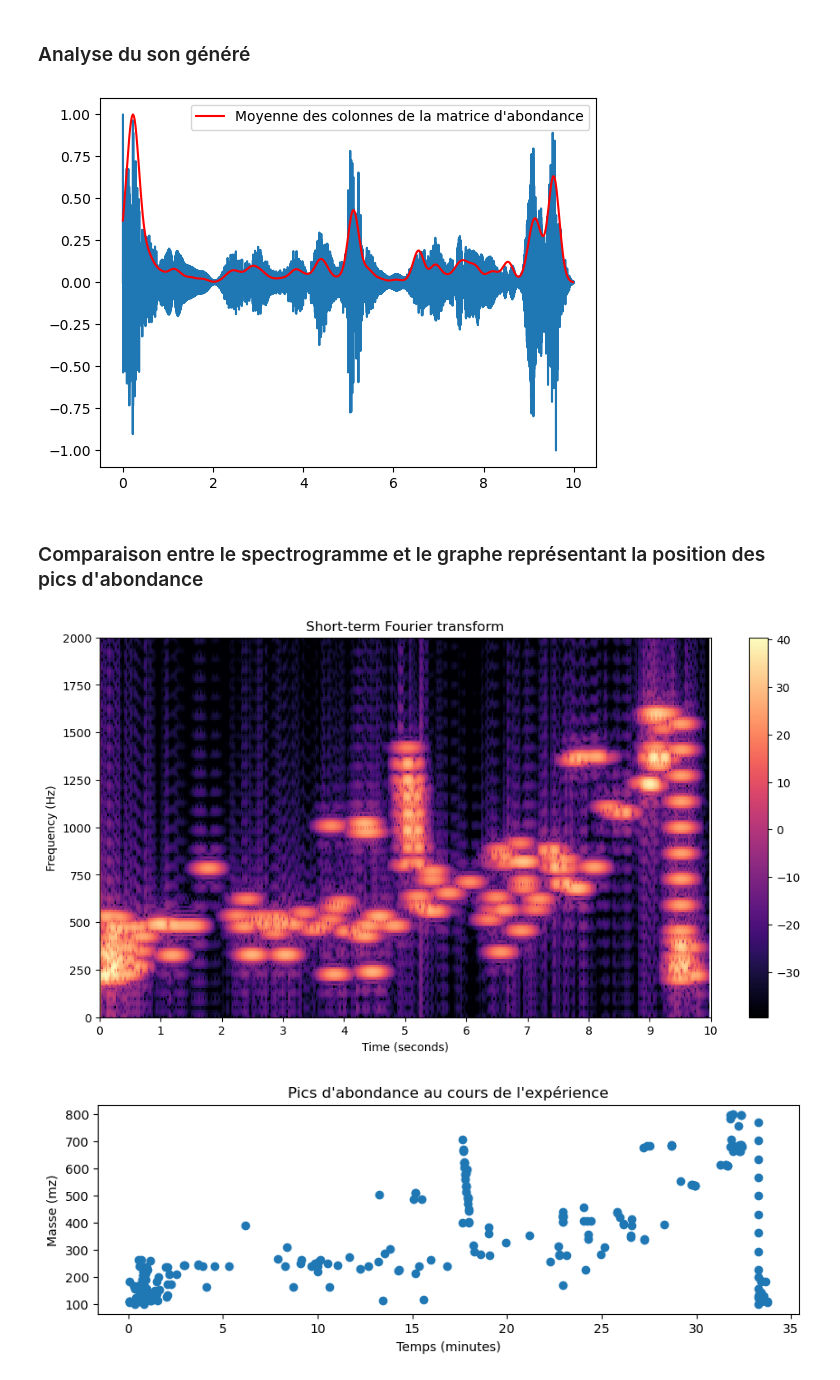
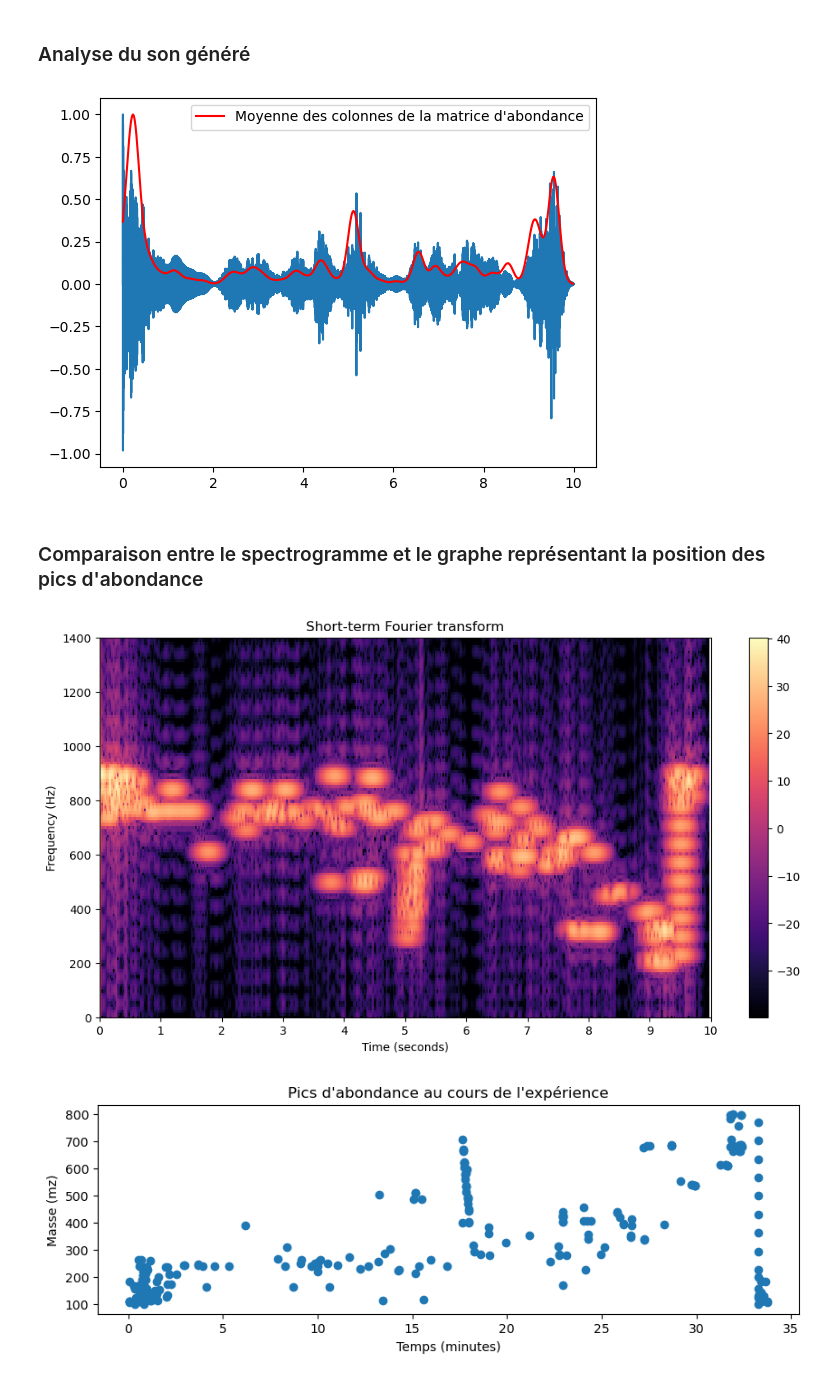
Before and after one commit to VincentEnOptionRV/somicor, a Jupyter notebook: Son v2.ipynb, the cells around one changed output. Saved outputs shown, nothing was run; the diff lists cells and outputs as text; code cells hidden in the pictures.

```diff
--- a/Son v2.ipynb
+++ b/Son v2.ipynb
@@ -75,7 +75,7 @@ def son_optimise(mass_vector, abundance_matrix, sr=22050, duration=35):
     mass_vector = np.transpose(mass_vector.reshape((len(mass_vector),1)))
     amplitude_matrix = np.array([abundance_matrix[int(i/durationOfOneSample)] for i in range(duration*sr)])
 
-    sounds = np.multiply(amplitude_matrix, np.sin(2 * np.pi * np.matmul(time_vector, mass_vector)))
+    sounds = np.multiply(amplitude_matrix, np.sin(np.pi * np.matmul(time_vector, mass_vector)))
 
     audio = np.mean(sounds,axis=1)
 
@@ -126,6 +125,7 @@ Text(0.5, 1.0, "Moyenne des colonnes de la matrice d'abondance")
 sr = 11000 # sampling rate (fréquence d'échantillonage)
 duration = 10
 mass_vector = data["Masse (mz)"].loc[data["2905.mzML"] > 0].to_numpy()
+mass_vector = 1000 - mass_vector # On "inverse" les masses : les molécules plus légères (masse plus faible) seront plus aigües (fréquence plus forte)
 abundance_matrix = am
 # %%
 %%time
@@ -154,25 +152,25 @@ plt.plot(np.arange(0,duration,1/sr),audio);
 plt.plot(np.arange(0,duration,duration/len(am)),np.mean(am,axis=1)/np.max(np.mean(am,axis=1)),color='red',label="Moyenne des colonnes de la matrice d'abondance")
 plt.legend();
 # %% [output]
-[figure, old version]
+[figure, new version]
 # %% [markdown]
 ### Comparaison entre le spectrogramme et le graphe représentant la position des pics d'abondance
 # %%
 # Affichage du spectrogramme
 
 plt.figure(figsize=(12, 6))
 
 y_stft = librosa.stft(np.array(audio), win_length=1024)
 y_spectrogram = librosa.amplitude_to_db(np.abs(y_stft))
 specshow(y_spectrogram, cmap="magma", x_axis="time", y_axis="hz")
 plt.title("Short-term Fourier transform")
 plt.colorbar()
 plt.xlabel("Time (seconds)")
 plt.xlim(0, duration)
 plt.ylabel("Frequency (Hz)")
-plt.ylim(0, 2000);
+plt.ylim(0, 1400);
 # %% [output]
-[figure, old version]
+[figure, new version]
 # %%
 plt.figure(figsize=(10,3))
 plt.scatter(data["Temps (min)"].loc[data["2905.mzML"] > 0],data["Masse (mz)"].loc[data["2905.mzML"] > 0])
```
Also changed, not shown: parts of 4 cells of this notebook, 2 other files.
